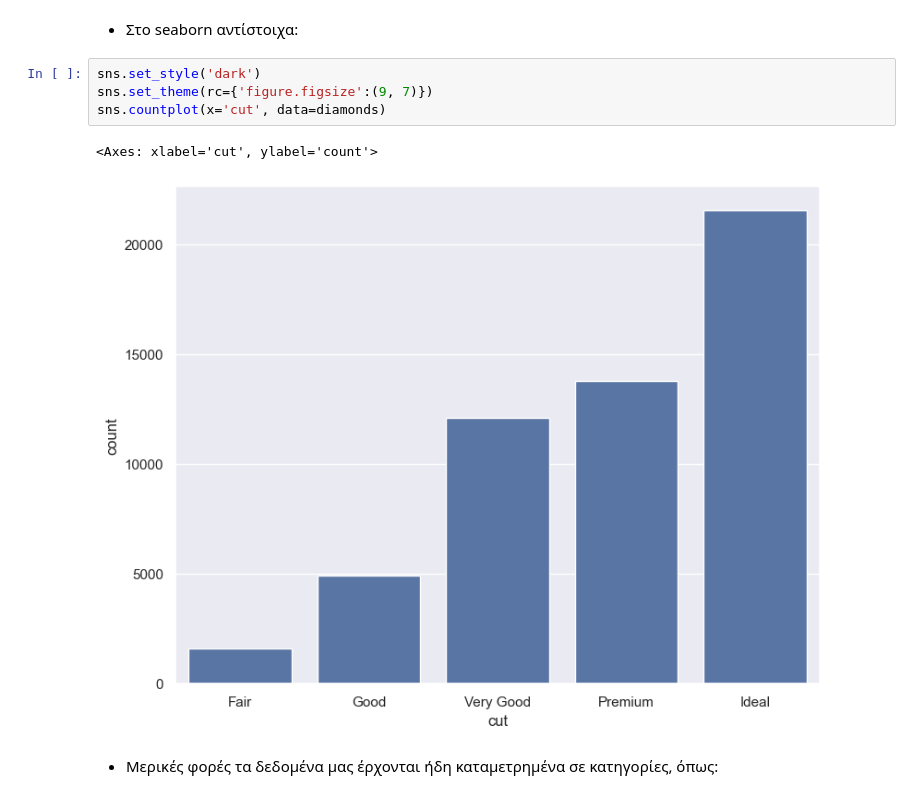
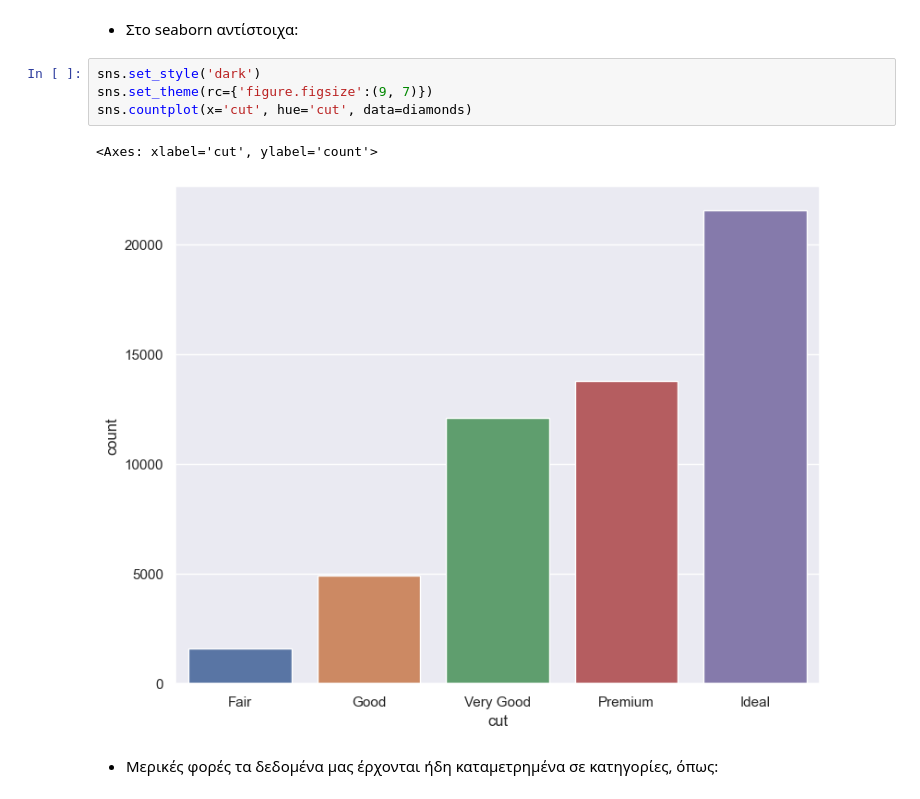
Before and after one commit to chrtsolkas/HY5_1_Data_Science_ML_Python, a Jupyter notebook: week2/06_ggplot2_seaborn_2.ipynb, the cells around one changed output. Cells and saved outputs as stored; diff of their text form.

```diff
--- a/week2/06_ggplot2_seaborn_2.ipynb
+++ b/week2/06_ggplot2_seaborn_2.ipynb
@@ -59,10 +59,10 @@ ggplot(data=diamonds) + \
 # %%
 sns.set_style('dark')
 sns.set_theme(rc={'figure.figsize':(9, 7)})
-sns.countplot(x='cut', data=diamonds)
+sns.countplot(x='cut', hue='cut', data=diamonds)
 # %% [output]
 <Axes: xlabel='cut', ylabel='count'>
-[figure, old version]
+[figure, new version]
 # %% [markdown]
 * Μερικές φορές τα δεδομένα μας έρχονται ήδη καταμετρημένα σε κατηγορίες, όπως:
 # %%
```
Also changed, not shown: parts of 4 cells of this notebook.
